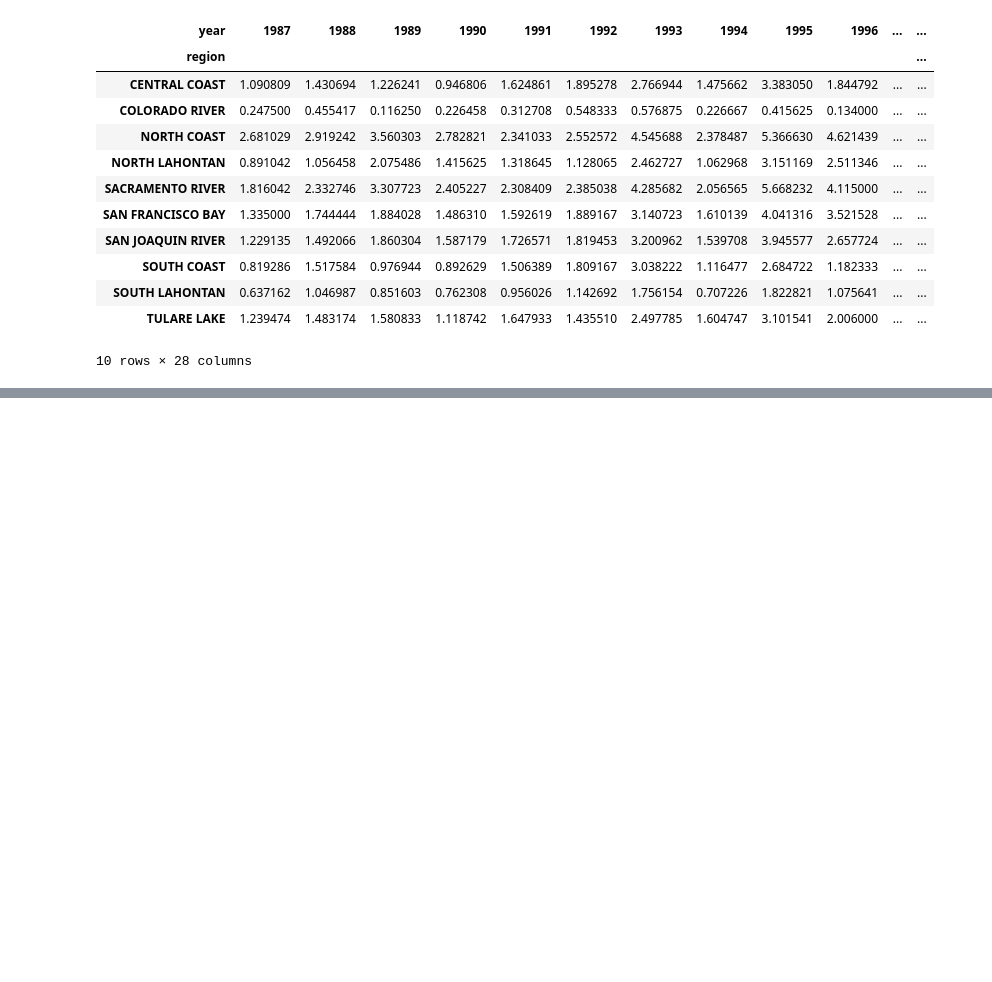
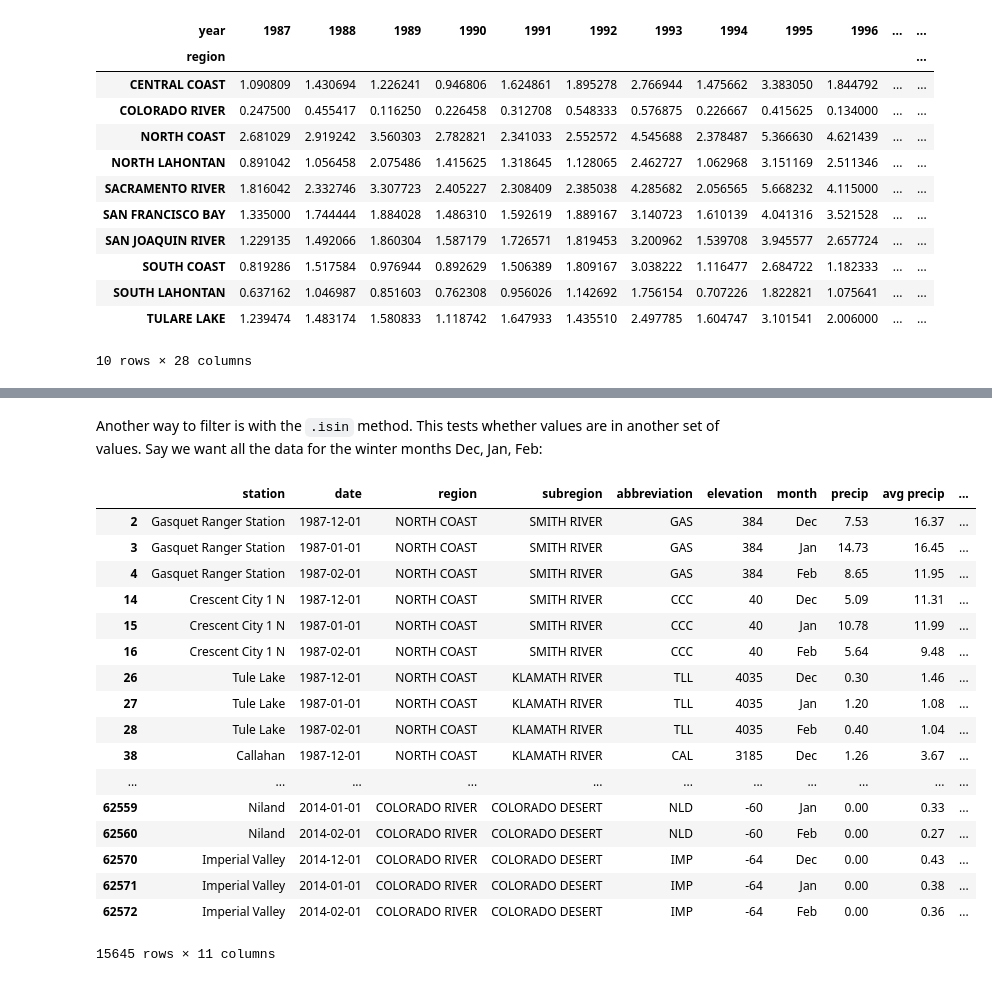
Before and after one commit to jiffyclub/2015-07-06-scipy, a Jupyter notebook: scientific_python/Intro to Pandas.ipynb, the cells around one changed output, grey strips where cells are left out. Drawn from its saved outputs; the diff is of its cells as text; code cells hidden in the pictures; blank space fills up the shorter version.

Commit message:
add section on filtering data to Pandas lesson

```diff
--- a/scientific_python/Intro to Pandas.ipynb
+++ b/scientific_python/Intro to Pandas.ipynb
@@ -417,0 +445,24 @@ region_yearly_precip
+# %% [markdown]
+Another way to filter is with the `.isin` method. This tests whether values are in another set of values.
+Say we want all the data for the winter months Dec, Jan, Feb:
+# %%
+monthly.loc[monthly.month.isin(['Dec', 'Jan', 'Feb'])]
+# %% [output]
+|  | station | date | region | subregion | abbreviation | elevation | month | precip | avg precip | ... |
+| 2 | Gasquet Ranger Station | 1987-12-01 | NORTH COAST | SMITH RIVER | GAS | 384 | Dec | 7.53 | 16.37 | ... |
+| 3 | Gasquet Ranger Station | 1987-01-01 | NORTH COAST | SMITH RIVER | GAS | 384 | Jan | 14.73 | 16.45 | ... |
+| 4 | Gasquet Ranger Station | 1987-02-01 | NORTH COAST | SMITH RIVER | GAS | 384 | Feb | 8.65 | 11.95 | ... |
+| 14 | Crescent City 1 N | 1987-12-01 | NORTH COAST | SMITH RIVER | CCC | 40 | Dec | 5.09 | 11.31 | ... |
+| 15 | Crescent City 1 N | 1987-01-01 | NORTH COAST | SMITH RIVER | CCC | 40 | Jan | 10.78 | 11.99 | ... |
+| 16 | Crescent City 1 N | 1987-02-01 | NORTH COAST | SMITH RIVER | CCC | 40 | Feb | 5.64 | 9.48 | ... |
+| 26 | Tule Lake | 1987-12-01 | NORTH COAST | KLAMATH RIVER | TLL | 4035 | Dec | 0.30 | 1.46 | ... |
+| 27 | Tule Lake | 1987-01-01 | NORTH COAST | KLAMATH RIVER | TLL | 4035 | Jan | 1.20 | 1.08 | ... |
+| 28 | Tule Lake | 1987-02-01 | NORTH COAST | KLAMATH RIVER | TLL | 4035 | Feb | 0.40 | 1.04 | ... |
+| 38 | Callahan | 1987-12-01 | NORTH COAST | KLAMATH RIVER | CAL | 3185 | Dec | 1.26 | 3.67 | ... |
+| ... | ... | ... | ... | ... | ... | ... | ... | ... | ... | ... |
+| 62559 | Niland | 2014-01-01 | COLORADO RIVER | COLORADO DESERT | NLD | -60 | Jan | 0.00 | 0.33 | ... |
+| 62560 | Niland | 2014-02-01 | COLORADO RIVER | COLORADO DESERT | NLD | -60 | Feb | 0.00 | 0.27 | ... |
+| 62570 | Imperial Valley | 2014-12-01 | COLORADO RIVER | COLORADO DESERT | IMP | -64 | Dec | 0.00 | 0.43 | ... |
+| 62571 | Imperial Valley | 2014-01-01 | COLORADO RIVER | COLORADO DESERT | IMP | -64 | Jan | 0.00 | 0.38 | ... |
+| 62572 | Imperial Valley | 2014-02-01 | COLORADO RIVER | COLORADO DESERT | IMP | -64 | Feb | 0.00 | 0.36 | ... |
+15645 rows × 11 columns
```
Also changed, not shown: parts of 6 cells of this notebook.
